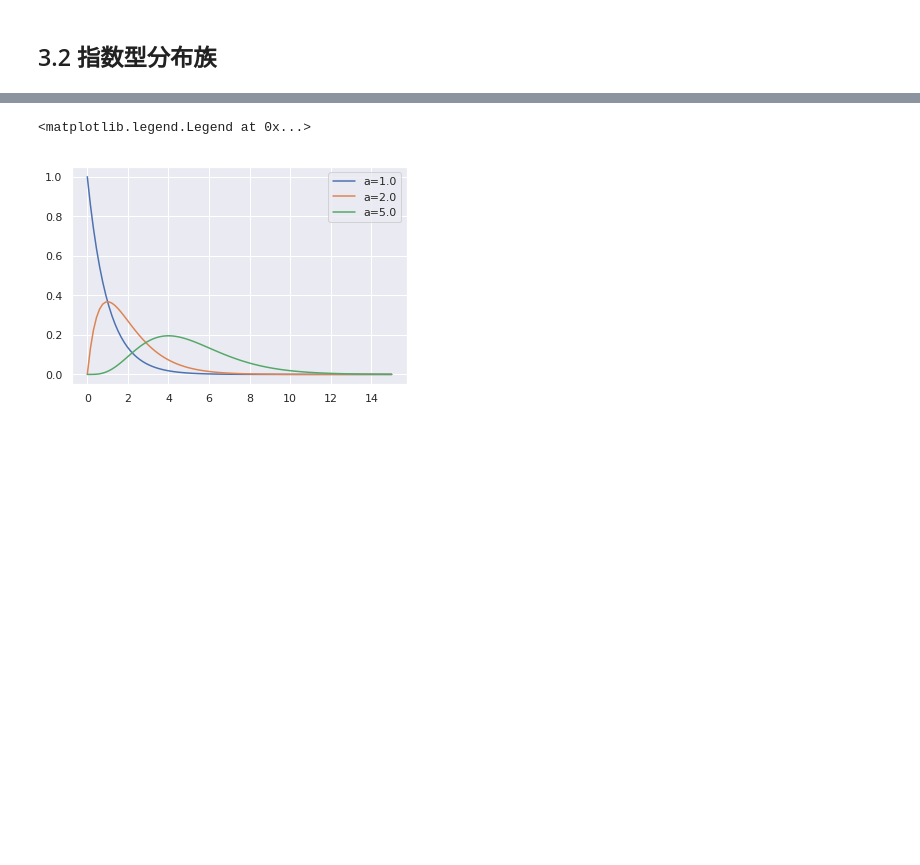
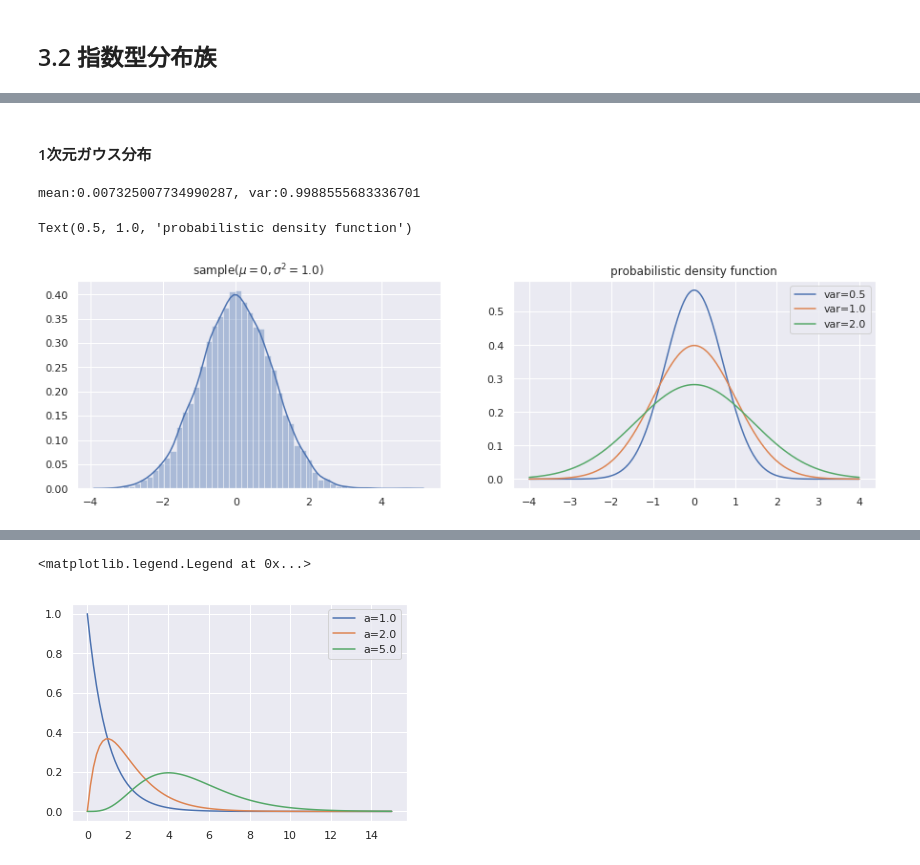
Before and after one commit to tok41/try_bayesian_nn, a Jupyter notebook: ch3_introduction_to_bayesian_inference.ipynb, the cells around one changed output, grey strips where cells are left out. Saved outputs shown, nothing was run; the diff lists cells and outputs as text; code cells hidden in the pictures; blank space fills up the shorter version.

```diff
--- a/ch3_introduction_to_bayesian_inference.ipynb
+++ b/ch3_introduction_to_bayesian_inference.ipynb
@@ -46,0 +54,25 @@ ax.legend()
+# %% [markdown]
+#### 1次元ガウス分布
+# %%
+# ライブラリ(sipy.stats)を使った場合
+## サンプル
+v1 = stats.norm.rvs(loc=0, scale=1.0, size=10000)
+print('mean:{}, var:{}'.format(np.mean(v1), np.var(v1)))
+fig = plt.figure(figsize=(15, 4))
+ax = fig.subplots(1,2)
+sns.distplot(v1, ax=ax[0])
+ax[0].set_title('sample($\mu=0, \sigma^2=1.0$)')
+
+## 確率質量関数(ライブラリから)
+mu = 0
+vs = [0.5, 1.0, 2.0]
+xs = np.linspace(-4, 4, 1000)
+for v in vs:
+    pdf = stats.norm(loc=mu, scale=np.sqrt(v)).pdf(xs)
+    ax[1].plot(xs, pdf, '-', label='var={}'.format(v))
+ax[1].legend()
+ax[1].set_title('probabilistic density function')
+# %% [output]
+mean:0.007325007734990287, var:0.9988555683336701
+Text(0.5, 1.0, 'probabilistic density function')
+[figure, added]
```
Also changed, not shown: parts of 23 cells of this notebook.
